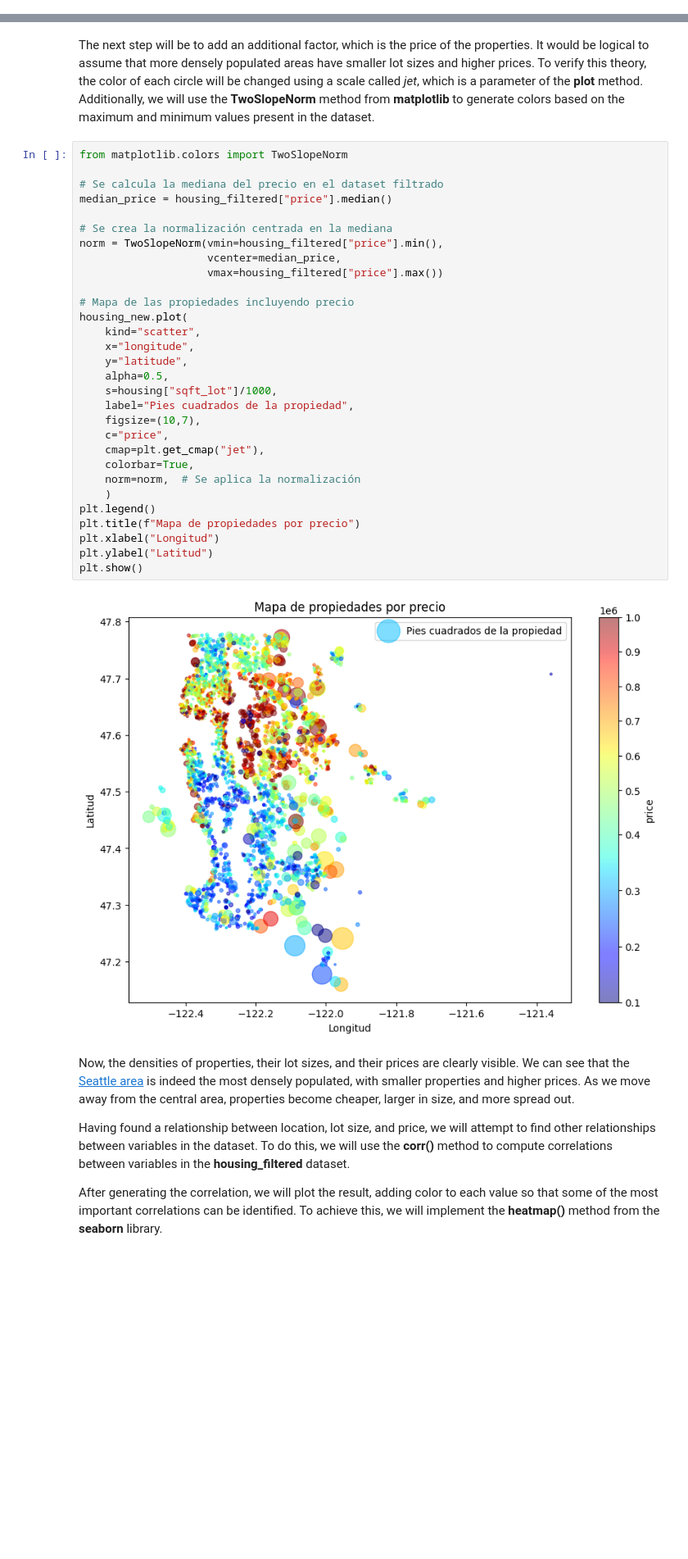
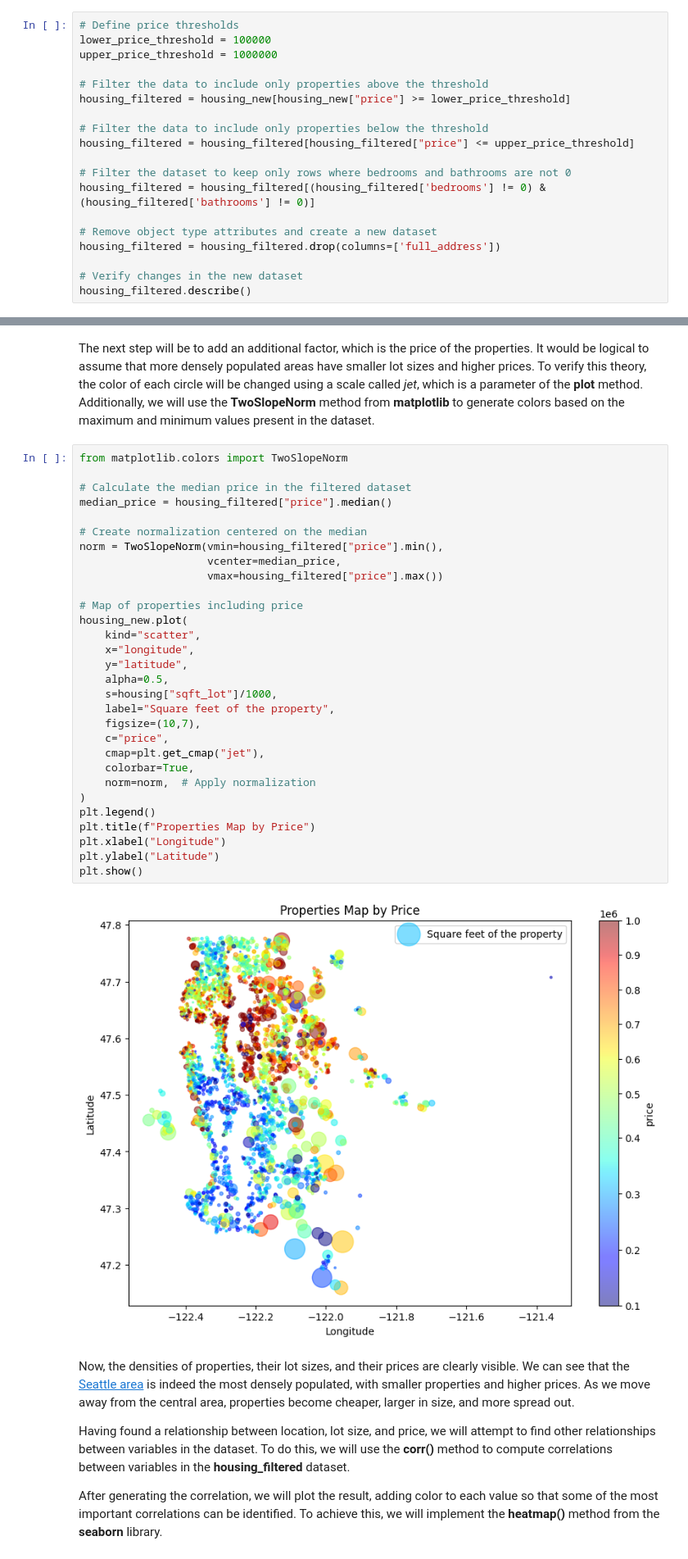
Before and after one commit to jquelas/seattle_pricing_model, a Jupyter notebook: seattle_pricing_model.ipynb, the cells around one changed output, grey strips where cells are left out. Shown at 82% size. Saved outputs shown, nothing was run; the diff lists cells and outputs as text; blank space fills up the shorter version.

```diff
--- a/seattle_pricing_model.ipynb
+++ b/seattle_pricing_model.ipynb
@@ -366,0 +322,19 @@ housing_filtered.describe()
+# %%
+# Define price thresholds
+lower_price_threshold = 100000
+upper_price_threshold = 1000000
+
+# Filter the data to include only properties above the threshold
+housing_filtered = housing_new[housing_new["price"] >= lower_price_threshold]
+
+# Filter the data to include only properties below the threshold
+housing_filtered = housing_filtered[housing_filtered["price"] <= upper_price_threshold]
+
+# Filter the dataset to keep only rows where bedrooms and bathrooms are not 0
+housing_filtered = housing_filtered[(housing_filtered['bedrooms'] != 0) & (housing_filtered['bathrooms'] != 0)]
+
+# Remove object type attributes and create a new dataset
+housing_filtered = housing_filtered.drop(columns=['full_address'])
+
+# Verify changes in the new dataset
+housing_filtered.describe()
@@ -427,35 +411,35 @@ The next step will be to add an additional factor, which is the price of the pro
 # %%
 from matplotlib.colors import TwoSlopeNorm
 
-# Se calcula la mediana del precio en el dataset filtrado
+# Calculate the median price in the filtered dataset
 median_price = housing_filtered["price"].median()
 
-# Se crea la normalización centrada en la mediana
+# Create normalization centered on the median
 norm = TwoSlopeNorm(vmin=housing_filtered["price"].min(),
                     vcenter=median_price,
                     vmax=housing_filtered["price"].max())
 
-# Mapa de las propiedades incluyendo precio
+# Map of properties including price
 housing_new.plot(
     kind="scatter",
     x="longitude",
     y="latitude",
     alpha=0.5,
     s=housing["sqft_lot"]/1000,
-    label="Pies cuadrados de la propiedad",
+    label="Square feet of the property",
     figsize=(10,7),
     c="price",
     cmap=plt.get_cmap("jet"),
     colorbar=True,
-    norm=norm,  # Se aplica la normalización
-    )
+    norm=norm,  # Apply normalization
+)
 plt.legend()
-plt.title(f"Mapa de propiedades por precio")
-plt.xlabel("Longitud")
-plt.ylabel("Latitud")
+plt.title(f"Properties Map by Price")
+plt.xlabel("Longitude")
+plt.ylabel("Latitude")
 plt.show()
 # %% [output]
-[figure, old version]
+[figure, new version]
 # %% [markdown]
 Now, the densities of properties, their lot sizes, and their prices are clearly visible. We can see that the [Seattle area](https://g.co/kgs/AoKuDtg) is indeed the most densely populated, with smaller properties and higher prices. As we move away from the central area, properties become cheaper, larger in size, and more spread out.
 
```
Also changed, not shown: parts of 50 cells of this notebook.
